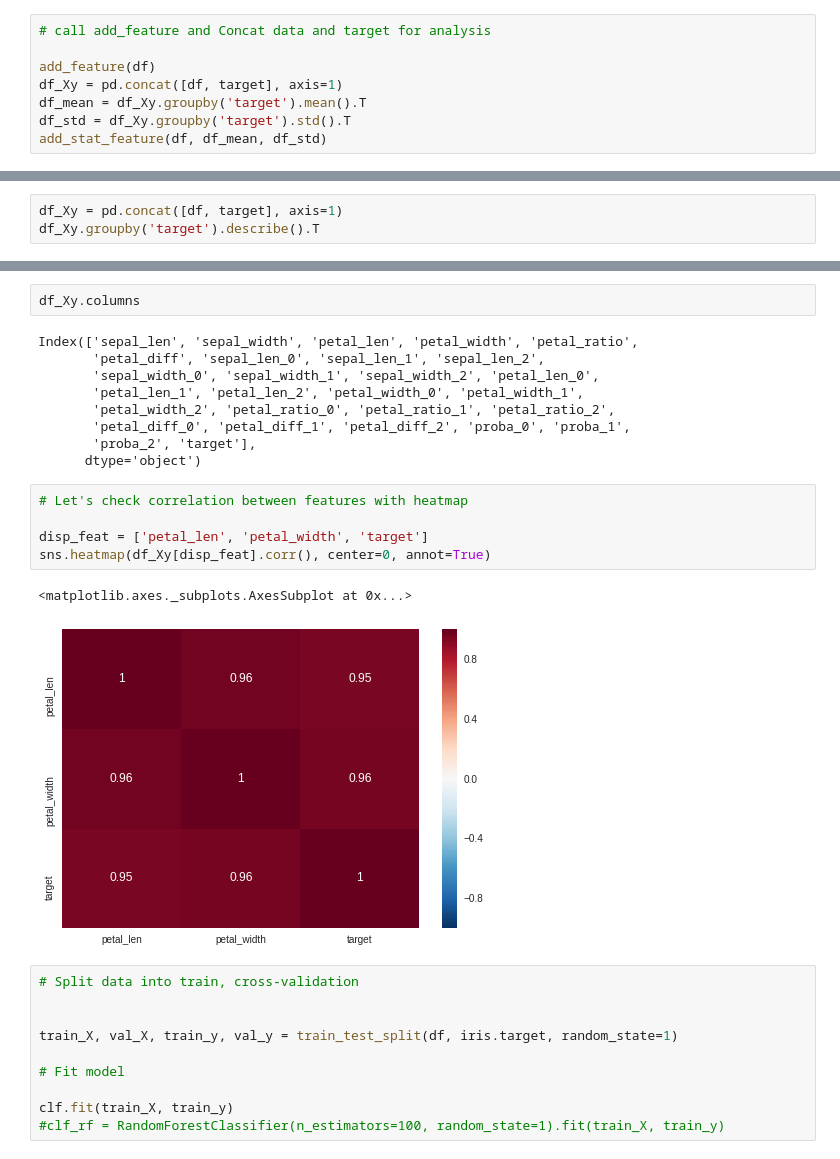
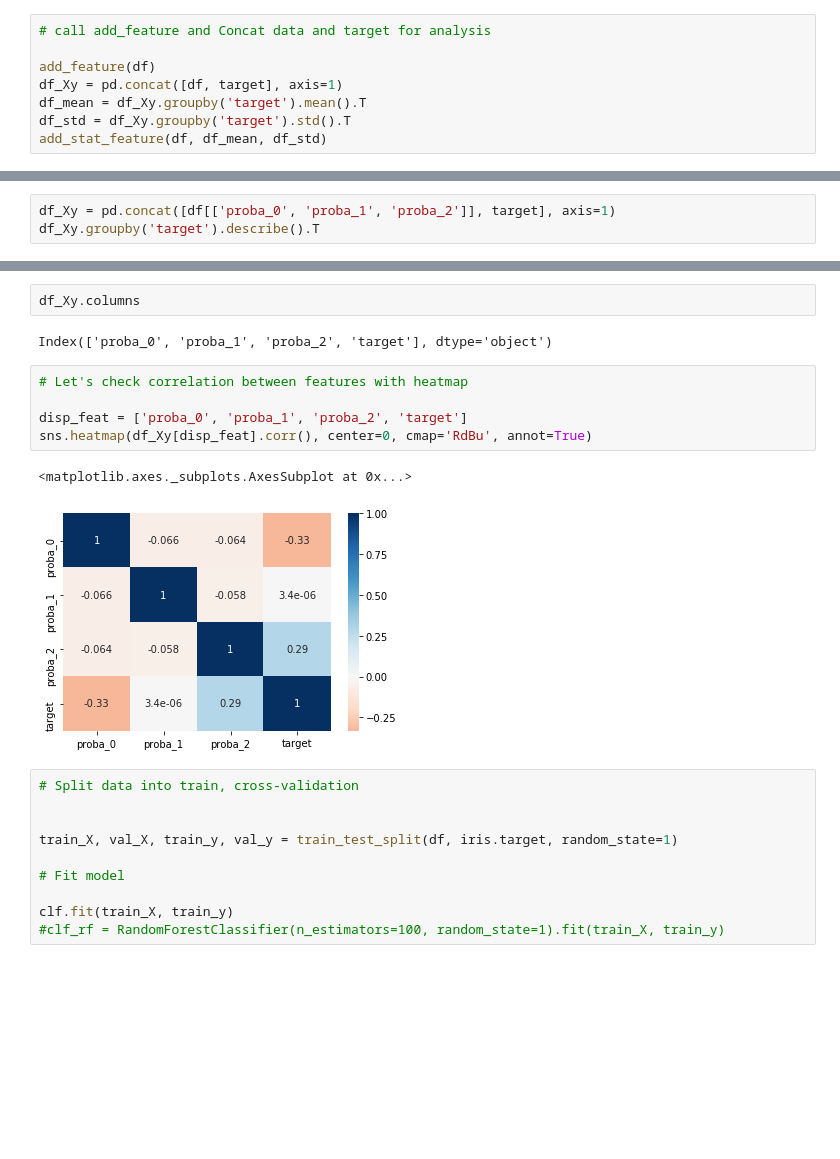
Before and after one commit to ShinjiKatoA16/UCSY-sw-eng, a Jupyter notebook: iristest.ipynb, the cells around one changed output, grey strips where cells are left out. Saved outputs shown, nothing was run; the diff lists cells and outputs as text; blank space fills up the shorter version.

```diff
--- a/iristest.ipynb
+++ b/iristest.ipynb
@@ -99,5 +95,5 @@ df_std
 # %%
-df_Xy = pd.concat([df, target], axis=1)
+df_Xy = pd.concat([df[['proba_0', 'proba_1', 'proba_2']], target], axis=1)
 df_Xy.groupby('target').describe().T
 # %% [output]
 |  | target | 0 | 1 | 2 |
@@ -121,22 +116,15 @@ df_Xy.groupby('target').describe().T
 # %%
 df_Xy.columns
 # %% [output]
-Index(['sepal_len', 'sepal_width', 'petal_len', 'petal_width', 'petal_ratio',
-       'petal_diff', 'sepal_len_0', 'sepal_len_1', 'sepal_len_2',
-       'sepal_width_0', 'sepal_width_1', 'sepal_width_2', 'petal_len_0',
-       'petal_len_1', 'petal_len_2', 'petal_width_0', 'petal_width_1',
-       'petal_width_2', 'petal_ratio_0', 'petal_ratio_1', 'petal_ratio_2',
-       'petal_diff_0', 'petal_diff_1', 'petal_diff_2', 'proba_0', 'proba_1',
-       'proba_2', 'target'],
-      dtype='object')
+Index(['proba_0', 'proba_1', 'proba_2', 'target'], dtype='object')
 # %%
 # Let's check correlation between features with heatmap
 
-disp_feat = ['petal_len', 'petal_width', 'target']
-sns.heatmap(df_Xy[disp_feat].corr(), center=0, annot=True)
+disp_feat = ['proba_0', 'proba_1', 'proba_2', 'target']
+sns.heatmap(df_Xy[disp_feat].corr(), center=0, cmap='RdBu', annot=True)
 # %% [output]
 <matplotlib.axes._subplots.AxesSubplot at 0x...>
-[figure, old version]
+[figure, new version]
 # %%
 # Split data into train, cross-validation
 
```
Also changed, not shown: parts of 23 cells of this notebook.
